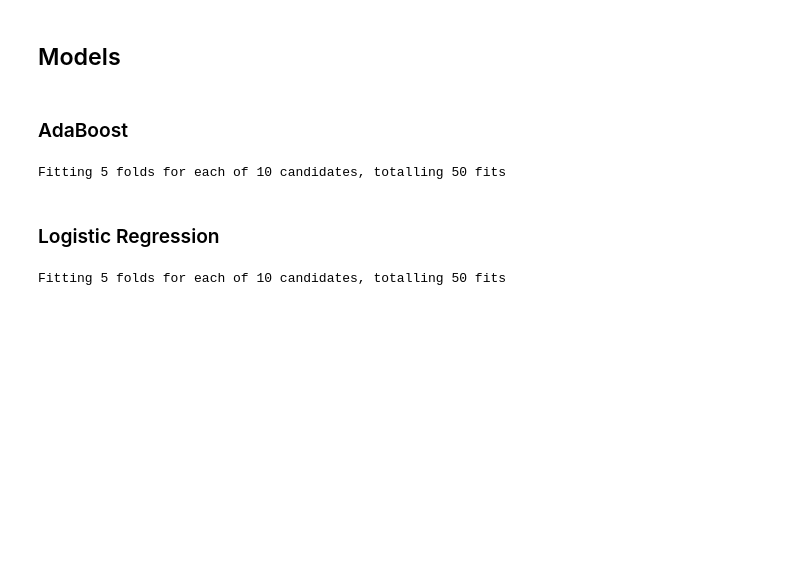
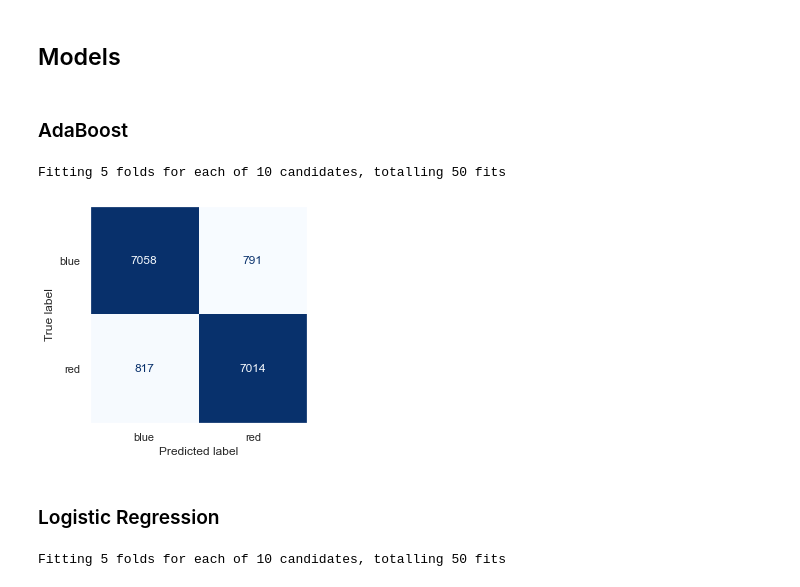
Before and after one commit to rmanaem/esports-prediction, a Jupyter notebook: src/training.ipynb, the cells around one changed output. Cells and saved outputs as stored; diff of their text form; code cells hidden in the pictures; blank space fills up the shorter version.

```diff
--- a/src/training.ipynb
+++ b/src/training.ipynb
@@ -54,9 +54,11 @@ def corr_filter(n):
     trn_df.drop(columns=drop, inplace=True)
     tst_df.drop(columns=drop, inplace=True)
 
+def plot_confusion_matrix(estimator, X, y):
+    sklearn.metrics.ConfusionMatrixDisplay.from_estimator(estimator, X, y, colorbar=False, cmap='Blues', ax=None, display_labels=['blue','red'])
+    plt.grid(False)
 def plot_data(X, y):
-    return
-    """Plots the data."""
+    """Plots the data. Will only work if X has a Shape of (N,2)"""
     plt.scatter(*X[y==-1].T, marker="x", c="r")
     plt.scatter(*X[y==1].T, marker="x", c="b")
     plt.xlim(0,1)
@@ -65,7 +67,6 @@ def plot_data(X, y):
     plt.grid(False)
 
 def plot_decision_function(model):
-    return
     """
     Plots the decision function of a model as a red-blue heatmap.
     The region evaluated, along with x and y axis limits, are determined by 'extent'.
@@ -87,7 +88,6 @@ def plot_rf_prediction(model):
     Plots the model's predictions over all points in range 2D [-3, 3].
     Assumes at most 3 classes.
     """
-    return
     extent = (0, 1, 0, 1)
     x1min, x1max ,x2min, x2max = extent
     x1, x2 = np.meshgrid(np.linspace(x1min, x1max, 100), np.linspace(x2min, x2max, 100))
@@ -186,8 +188,11 @@ ab = rand_param_search(X_trn, y_trn, ab, param_grid)
 # %% [output]
 Fitting 5 folds for each of 10 candidates, totalling 50 fits
 # %%
-plot_data(X_trn[indices], y_trn[indices])
-plot_rf_prediction(ab.best_estimator_)
+# plot_data(X_trn[indices], y_trn[indices])
+# plot_rf_prediction(ab.best_estimator_)
+plot_confusion_matrix(ab.best_estimator_, X_trn, y_trn)
+# %% [output]
+[figure, added]
 # %% [markdown]
 ### Logistic Regression
 # %%
```
Also changed, not shown: parts of 9 cells of this notebook, 20 other files.
